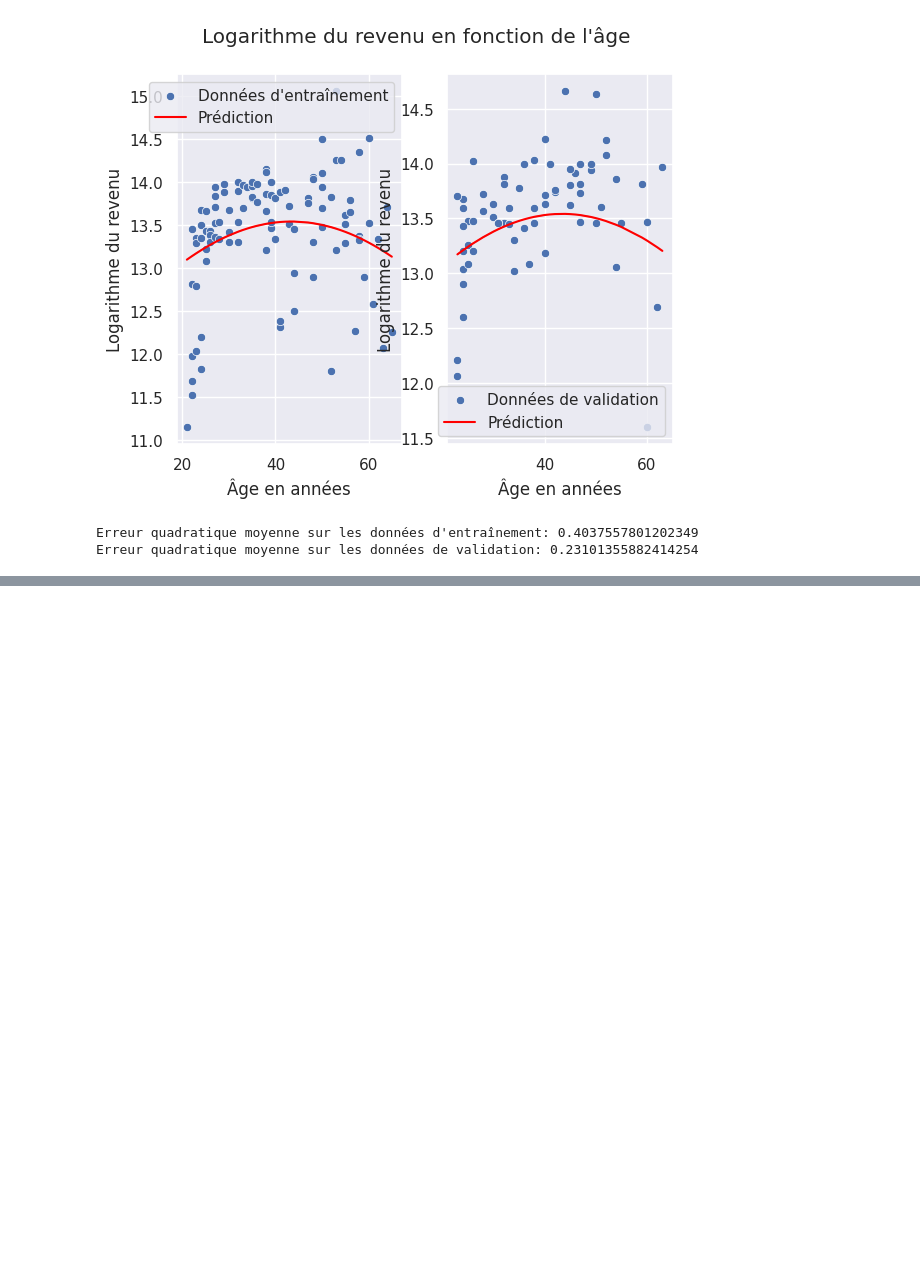
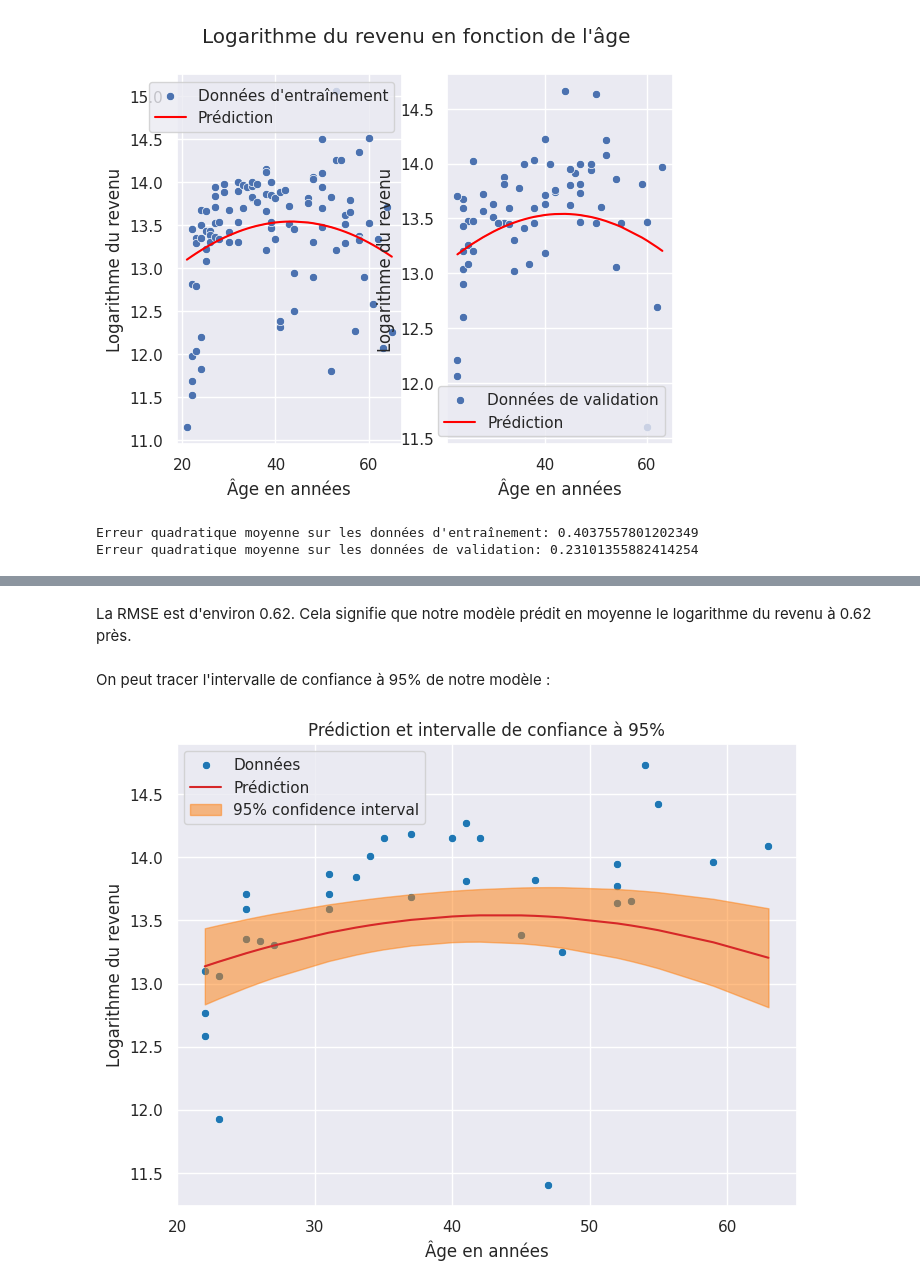
Before and after one commit to cmnemoi/GaussianProcess, a Jupyter notebook: notebook.ipynb, the cells around one changed output, grey strips where cells are left out. Drawn from its saved outputs; the diff is of its cells as text; code cells hidden in the pictures; blank space fills up the shorter version.

```diff
--- a/notebook.ipynb
+++ b/notebook.ipynb
@@ -213,0 +252,8 @@ De plus, la fonction de covariance utilisée ne semble pas influer énormément
+# %% [markdown]
+La RMSE est d'environ 0.62. Cela signifie que notre modèle prédit en moyenne le logarithme du revenu à 0.62 près.
+# %% [markdown]
+On peut tracer l'intervalle de confiance à 95% de notre modèle :
+# %%
+l, u = plot_confidence_and_interval(rq_kernel_gaussian_process, X_test, y_test)
+# %% [output]
+[figure, added]
```
Also changed, not shown: parts of 11 cells of this notebook, 1 other file.
